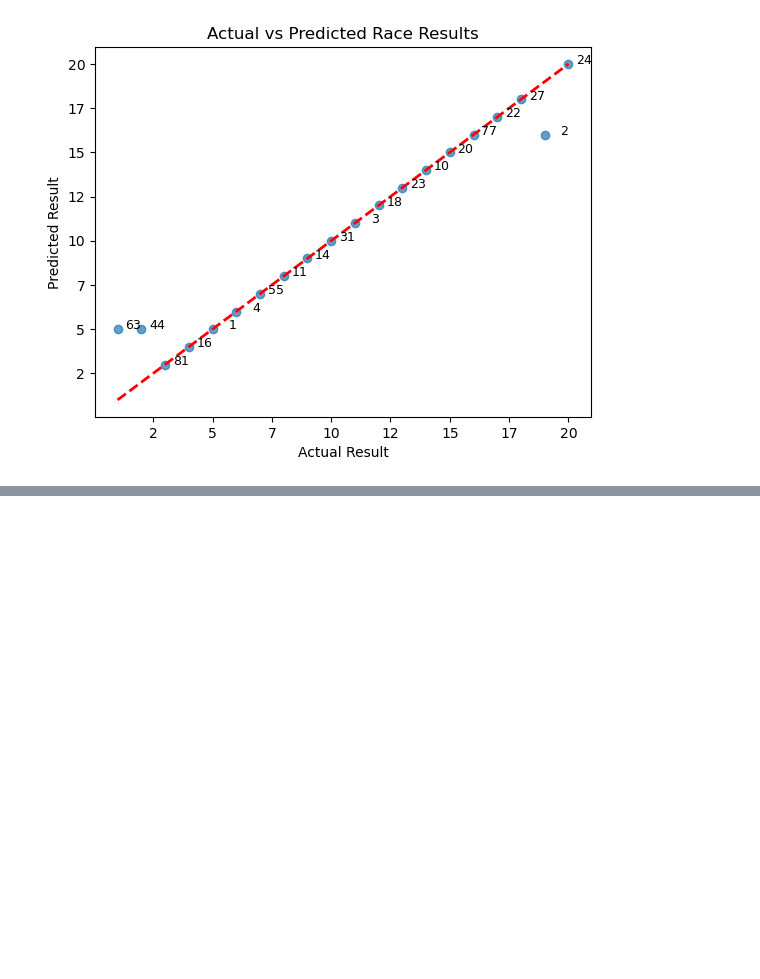
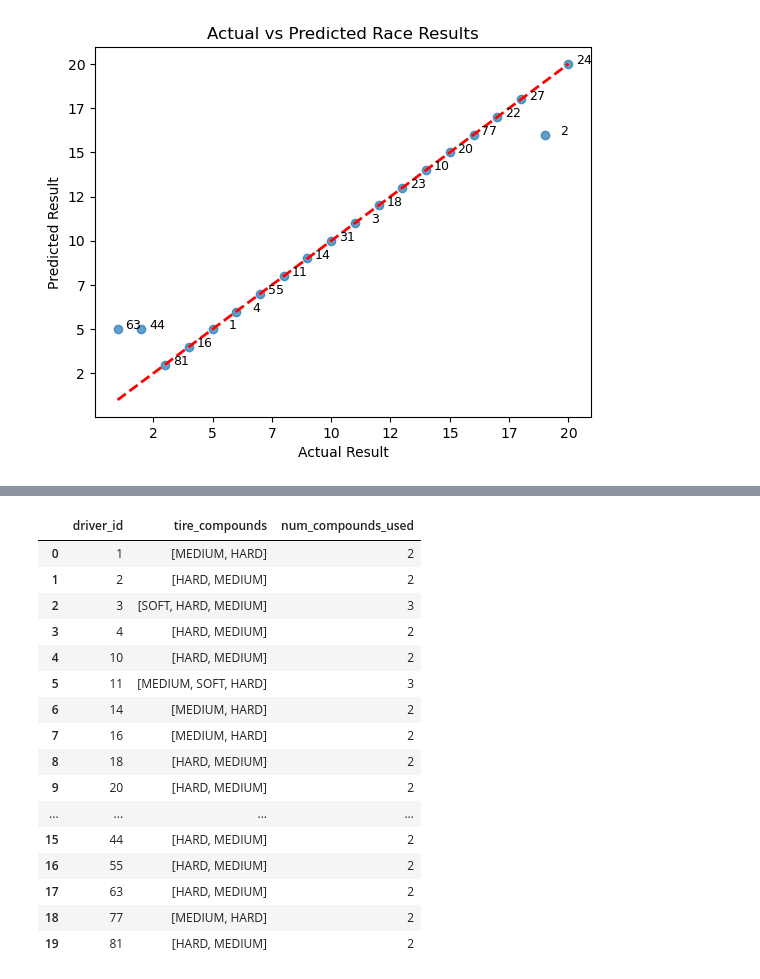
Before and after one commit to elcid14/f1-machine-learning-project, a Jupyter notebook: f1-prediction-project.ipynb, the cells around one changed output, grey strips where cells are left out. Cells and saved outputs as stored; diff of their text form; code cells hidden in the pictures; blank space fills up the shorter version.

```diff
--- a/f1-prediction-project.ipynb
+++ b/f1-prediction-project.ipynb
@@ -122,7 +122,7 @@ def get_data(url: str, add_params: dict, stream_data:bool = False, avg_columns:
 urls={"race_and_track":"https://api.openf1.org/v1/sessions?country_name=Belgium&year=2024&csv=true",
       "driver_ids":"https://api.openf1.org/v1/drivers?csv=true", "race_weather":"https://api.openf1.org/v1/weather?csv=true",
      "lap_data":"https://api.openf1.org/v1/laps?csv=true", "telemetry_data":"https://api.openf1.org/v1/car_data?csv=true", "pit_stop_data":
-      "https://api.openf1.org/v1/pit?csv=true", "results":"https://api.openf1.org/v1/position?csv=true"}
+      "https://api.openf1.org/v1/pit?csv=true", "results":"https://api.openf1.org/v1/position?csv=true", "stints":"https://api.openf1.org/v1/stints?csv=true"}
 
 #get track data for race_id and track name
 track = get_data(urls["race_and_track"], add_params={"session_type":"Race"}, session_key="race_id", location="track")
@@ -603,0 +640,31 @@ Okay so we can see our MAE did improve somewhat. Our testing MAE remained at 2.5
+# %%
+#first, lets query the api with the stints endpoint and get our tire compound data
+tire_compounds = get_data(urls["stints"], add_params={"session_key":session_key}).rename(columns={"compound":"tire_compound", "driver_number":"driver_id"})
+tire_compounds[["tire_compound","driver_id"]]
+
+tire_compounds_sorted = tire_compounds.sort_values(by=['driver_id']).reset_index(drop=True)
+tire_compounds_sorted["num_compounds_used"] = tire_compounds_sorted.groupby("driver_id")['tire_compound'].transform(lambda x: x.nunique())
+tire_compounds_final = tire_compounds_sorted.groupby("driver_id").agg(
+    tire_compounds=('tire_compound', lambda x: list(x.unique())),
+    num_compounds_used=('num_compounds_used', 'first')
+).reset_index()
+
+tire_compounds_final
+# %% [output]
+|  | driver_id | tire_compounds | num_compounds_used |
+| 0 | 1 | [MEDIUM, HARD] | 2 |
+| 1 | 2 | [HARD, MEDIUM] | 2 |
+| 2 | 3 | [SOFT, HARD, MEDIUM] | 3 |
+| 3 | 4 | [HARD, MEDIUM] | 2 |
+| 4 | 10 | [HARD, MEDIUM] | 2 |
+| 5 | 11 | [MEDIUM, SOFT, HARD] | 3 |
+| 6 | 14 | [MEDIUM, HARD] | 2 |
+| 7 | 16 | [MEDIUM, HARD] | 2 |
+| 8 | 18 | [HARD, MEDIUM] | 2 |
+| 9 | 20 | [HARD, MEDIUM] | 2 |
+| ... | ... | ... | ... |
+| 15 | 44 | [HARD, MEDIUM] | 2 |
+| 16 | 55 | [HARD, MEDIUM] | 2 |
+| 17 | 63 | [HARD, MEDIUM] | 2 |
+| 18 | 77 | [MEDIUM, HARD] | 2 |
+| 19 | 81 | [HARD, MEDIUM] | 2 |
```
Also changed, not shown: parts of 12 cells of this notebook, 3 other files.
